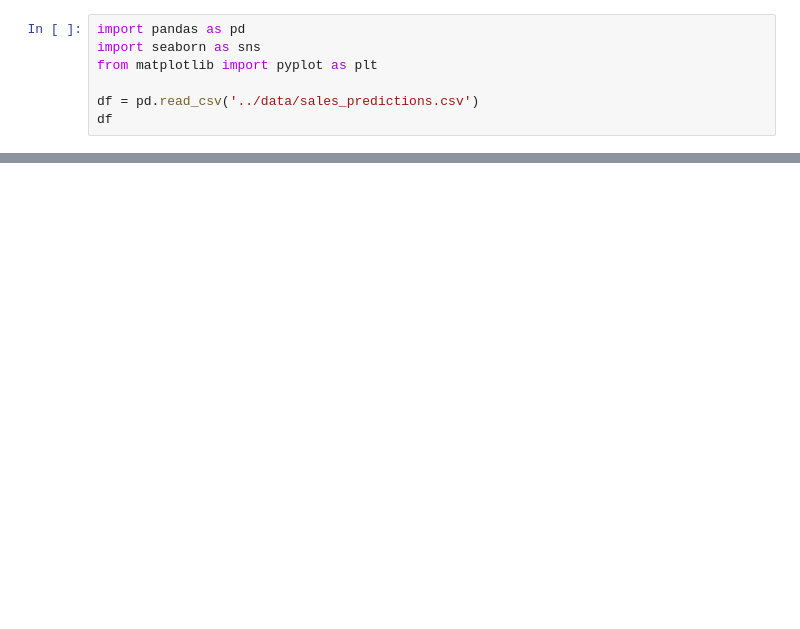
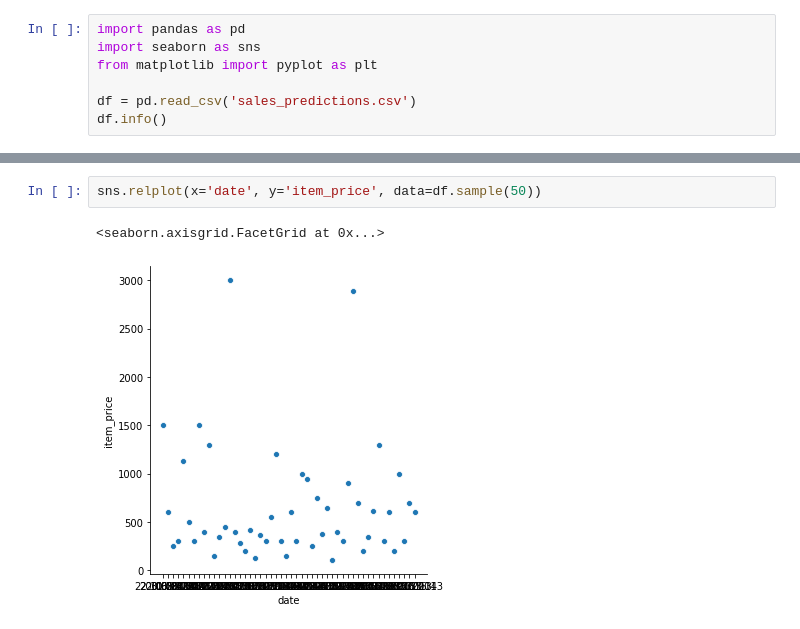
Before and after one commit to JulienQueant/m1web_nosql_python, a Jupyter notebook: dataviz/exercices/OngoingRelations.ipynb, the cells around one changed output, grey strips where cells are left out. Drawn from its saved outputs; the diff is of its cells as text; blank space fills up the shorter version.

Commit message:
Done first 2 data visualiation exercices

```diff
--- a/dataviz/exercices/OngoingRelations.ipynb
+++ b/dataviz/exercices/OngoingRelations.ipynb
@@ -3,6 +3,6 @@ import pandas as pd
 import seaborn as sns
 from matplotlib import pyplot as plt
 
-df = pd.read_csv('../data/sales_predictions.csv')
-df
+df = pd.read_csv('sales_predictions.csv')
+df.info()
 # %% [output]
@@ -26,0 +27,5 @@ MemoryError:
+# %%
+sns.relplot(x='date', y='item_price', data=df.sample(50))
+# %% [output]
+<seaborn.axisgrid.FacetGrid at 0x...>
+[figure, added]
```
Also changed, not shown: parts of 4 cells of this notebook, 1 other file.
